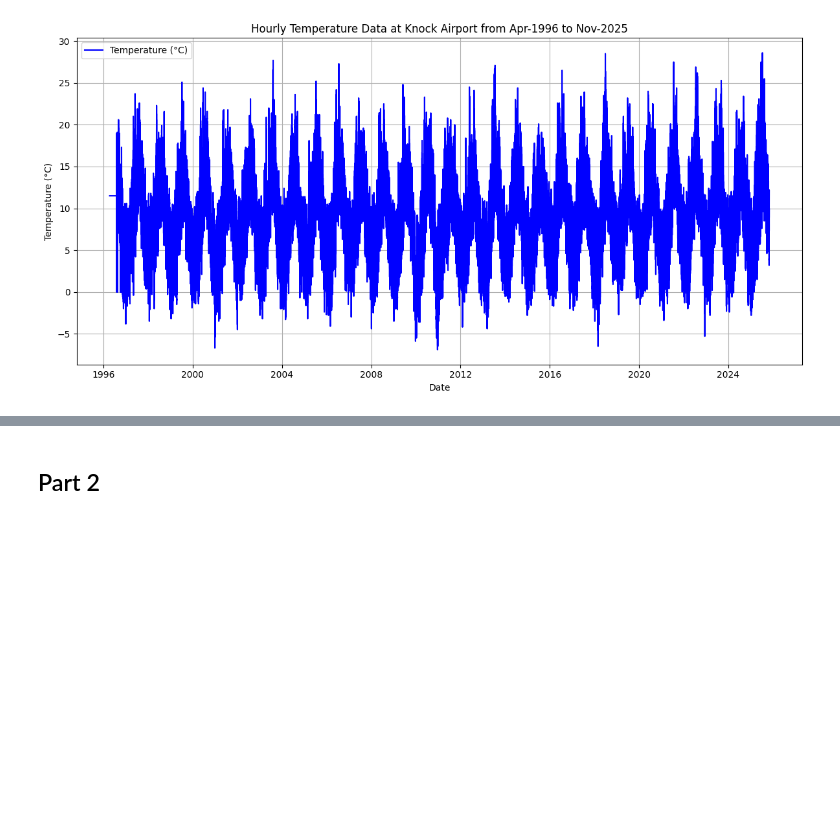
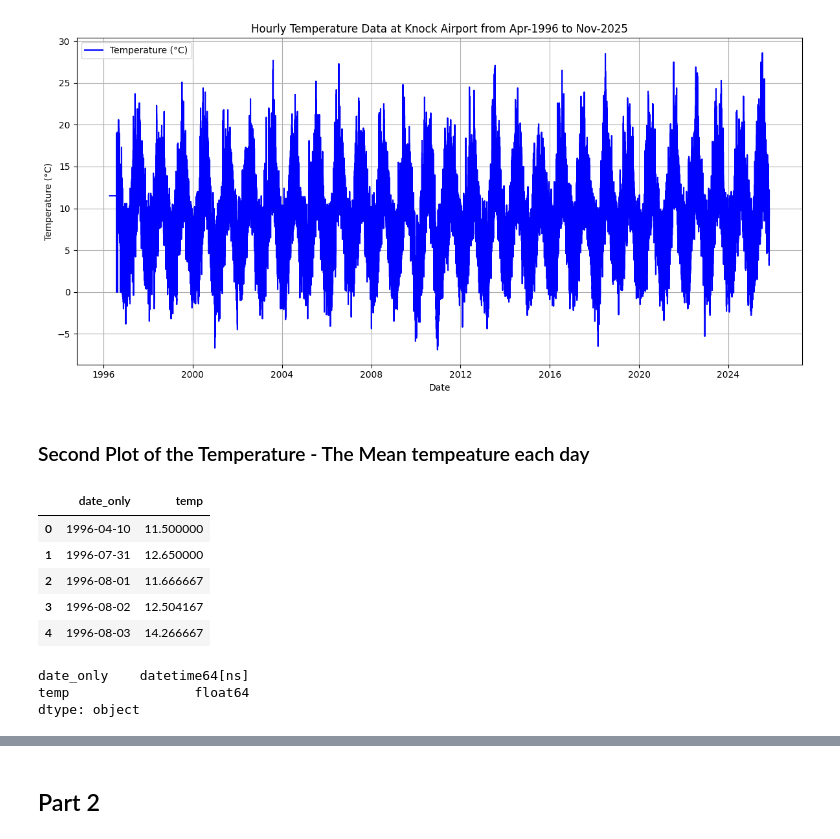
Before and after one commit to skerr17/programming-for-data-analytics, a Jupyter notebook: assignments/assignment06-weather.ipynb, the cells around one changed output, grey strips where cells are left out. Drawn from its saved outputs; the diff is of its cells as text; code cells hidden in the pictures; blank space fills up the shorter version.

```diff
--- a/assignments/assignment06-weather.ipynb
+++ b/assignments/assignment06-weather.ipynb
@@ -173,3 +177,31 @@ plt.savefig(output_data_dir+'hourly-temperature-plot.png')
 plt.show()
 # %% [output]
 [figure]
+# %% [markdown]
+### Second Plot of the Temperature - The Mean tempeature each day
+# %%
+# calculating the mean temperature each day
+
+# extracting date only removing time component to enabe grouping by date
+temp_weather_data['date_only'] = temp_weather_data['date'].dt.date
+
+# grouping by date only and calculating mean temperature
+daily_mean_temp = temp_weather_data.groupby('date_only')['temp'].mean().reset_index()
+
+# converting date_only back to datetime type
+daily_mean_temp['date_only'] = pd.to_datetime(daily_mean_temp['date_only'])
+
+daily_mean_temp.head()
+# %% [output]
+|  | date_only | temp |
+| 0 | 1996-04-10 | 11.500000 |
+| 1 | 1996-07-31 | 12.650000 |
+| 2 | 1996-08-01 | 11.666667 |
+| 3 | 1996-08-02 | 12.504167 |
+| 4 | 1996-08-03 | 14.266667 |
+# %%
+daily_mean_temp.dtypes
+# %% [output]
+date_only    datetime64[ns]
+temp                float64
+dtype: object
```
Also changed, not shown: parts of 6 cells of this notebook, 3 other files.
